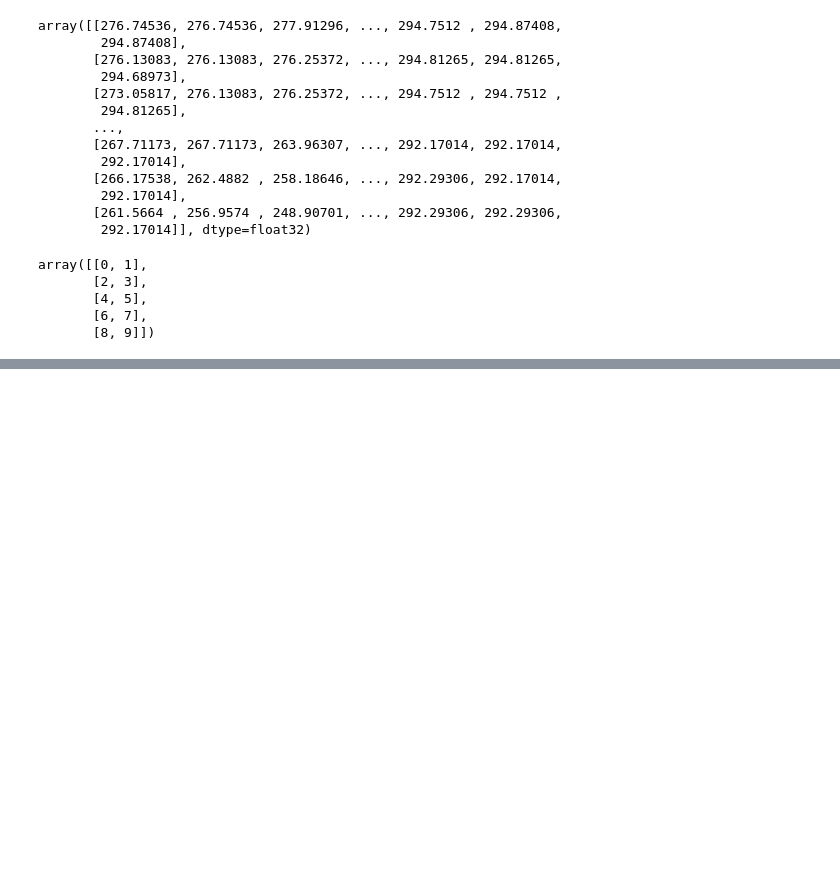
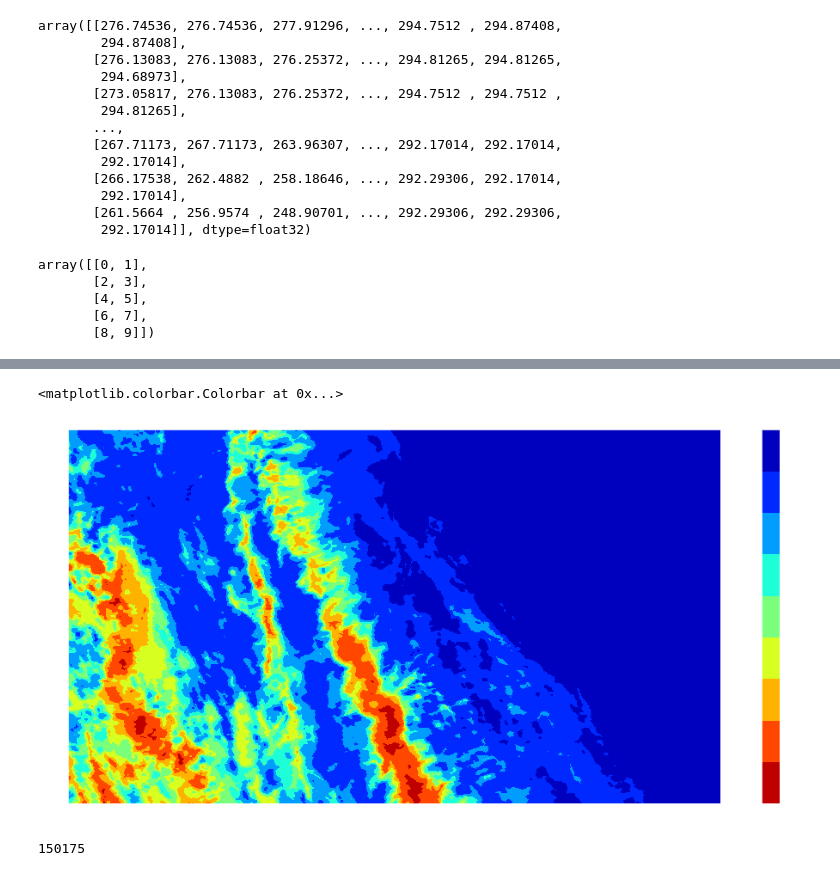
Before and after one commit to AdrianoPereira/CAP-378_DEPRECATED, a Jupyter notebook: Segmentation Imagery Sattelite GOES16.ipynb, the cells around one changed output, grey strips where cells are left out. Saved outputs shown, nothing was run; the diff lists cells and outputs as text; code cells hidden in the pictures; blank space fills up the shorter version.

```diff
--- a/Segmentation Imagery Sattelite GOES16.ipynb
+++ b/Segmentation Imagery Sattelite GOES16.ipynb
@@ -80,0 +148,16 @@ plt.show()
+# %%
+lon = np.linspace(bbox[0], bbox[2], grid.shape[1])
+lat = np.linspace(bbox[1], bbox[3], grid.shape[0])
+lon, lat = np.flip(np.meshgrid(lon, lat), axis=1)
+
+plt.figure(figsize=(17, 8))
+plt.contourf(lon, lat, grid, cmap='jet_r')
+plt.colorbar()
+# %% [output]
+<matplotlib.colorbar.Colorbar at 0x...>
+[figure, added]
+# %%
+temp = grid.reshape((-1, 1)).ravel()
+np.where((temp>=290) & (temp<=300))[0].max()
+# %% [output]
+150175
```
Also changed, not shown: parts of 5 cells of this notebook, 1 other file.
